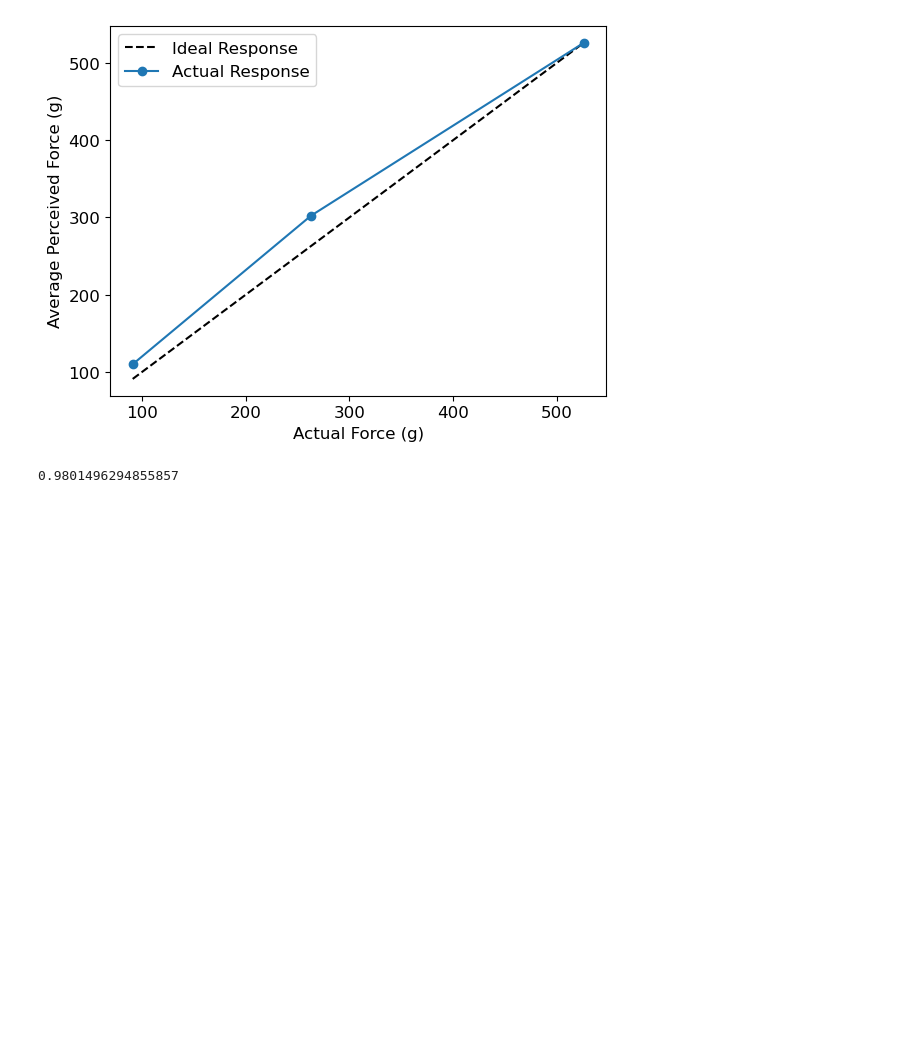
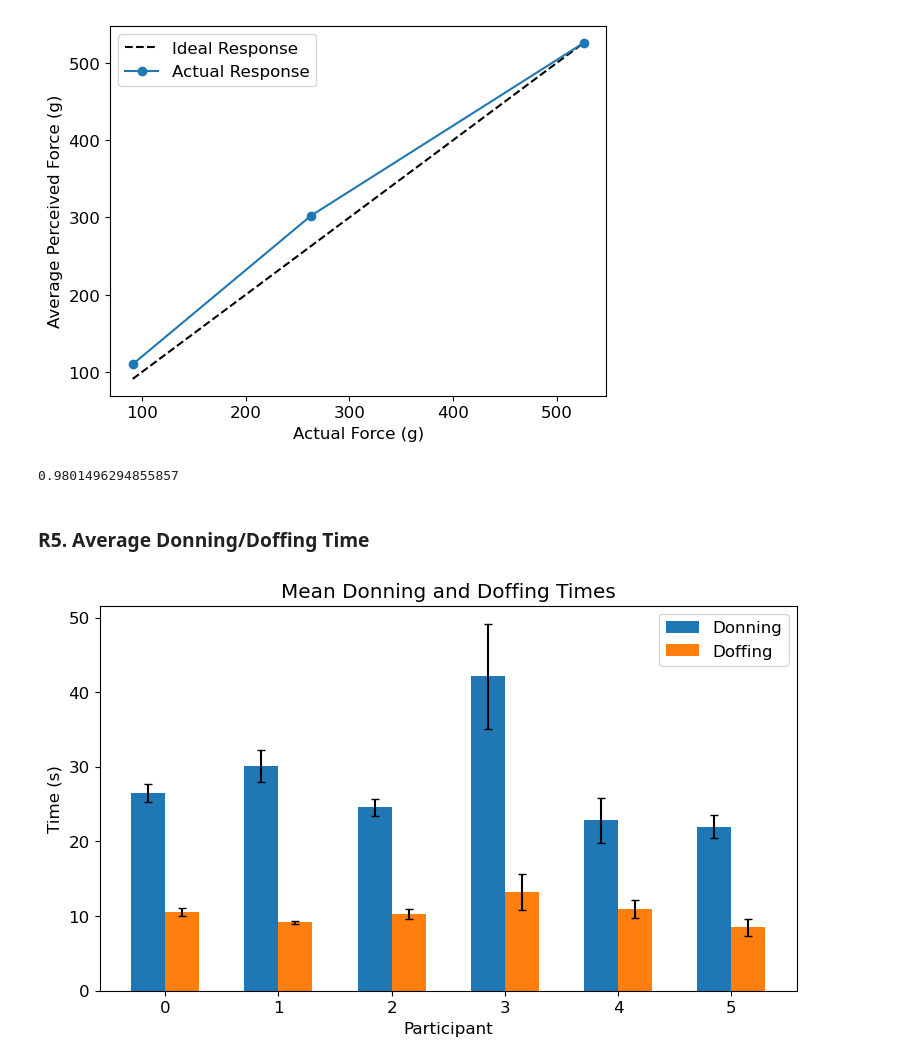
Before and after one commit to kateharvey/capstone, a Jupyter notebook: testing/testing.ipynb, the cells around one changed output. Drawn from its saved outputs; the diff is of its cells as text; code cells hidden in the pictures; blank space fills up the shorter version.

Commit message:
updating plot for panel

```diff
--- a/testing/testing.ipynb
+++ b/testing/testing.ipynb
@@ -227,3 +227,30 @@ r2 = 1 - (ss_res / ss_tot)
 print(r2)
 # %% [output]
 0.9801496294855857
+# %% [markdown]
+### R5. Average Donning/Doffing Time
+# %%
+r5_1 = pd.read_csv('R5_1.csv')
+r5_2 = pd.read_csv('R5_2.csv')
+r5_3 = pd.read_csv('R5_3.csv')
+# %%
+# get the std of the data
+std_donning = np.std((r5_1['Donning Time (s)'], r5_2['Donning Time (s)'], r5_3['Donning Time (s)']), axis=0)
+std_doffing = np.std((r5_1['Doffing Time (s)'], r5_2['Doffing Time (s)'], r5_3['Doffing Time (s)']), axis=0)
+# %%
+fig, ax = plt.subplots(figsize=(9,5))
+w = 0.3
+n = np.arange(6)
+xticks = np.arange(6)
+font = {'size': 12}
+matplotlib.rc('font', **font)
+
+ax.bar(n, np.mean((r5_1['Donning Time (s)'], r5_2['Donning Time (s)'], r5_3['Donning Time (s)']), axis=0), width=w, yerr=std_donning, capsize=3, label='Donning')
+ax.bar(n+w, np.mean((r5_1['Doffing Time (s)'], r5_2['Doffing Time (s)'], r5_3['Doffing Time (s)']), axis=0), width=w, yerr=std_doffing, capsize=3, label='Doffing')
+
+ax.set(xticks=n+w/2, xticklabels=xticks)
+ax.set(xlabel='Participant', ylabel='Time (s)', title='Mean Donning and Doffing Times')
+ax.legend()
+plt.show()
+# %% [output]
+[figure, added]
```
Also changed, not shown: 3 other files.
